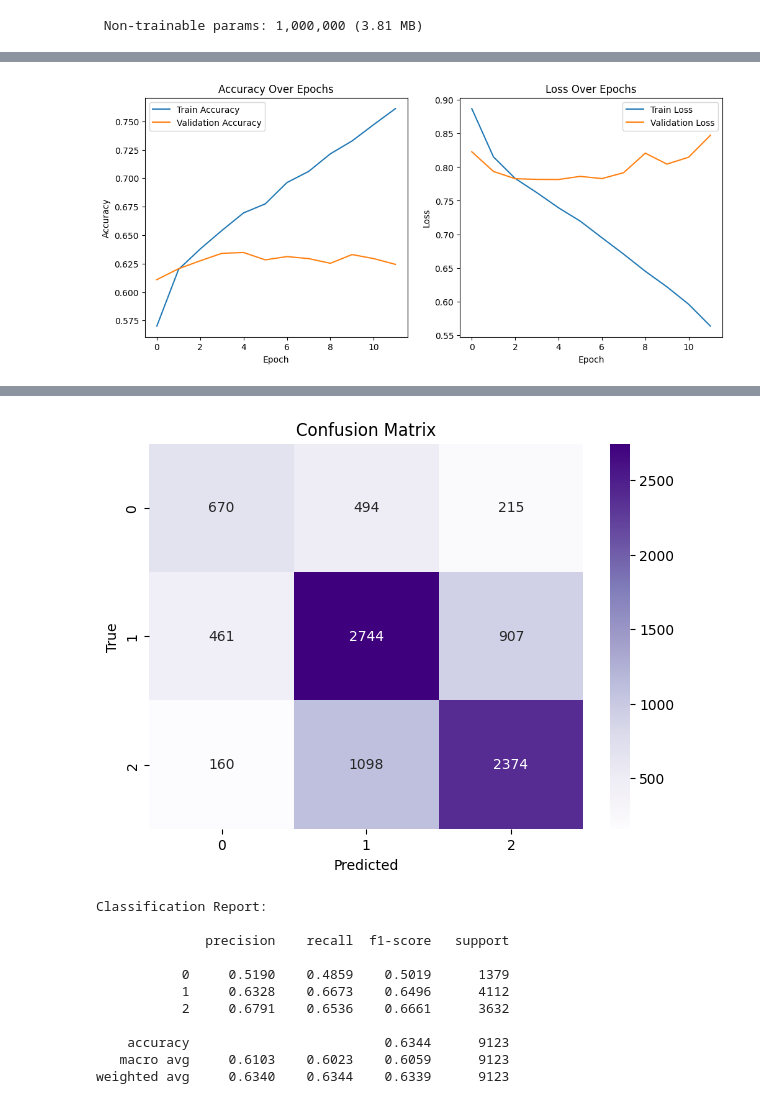
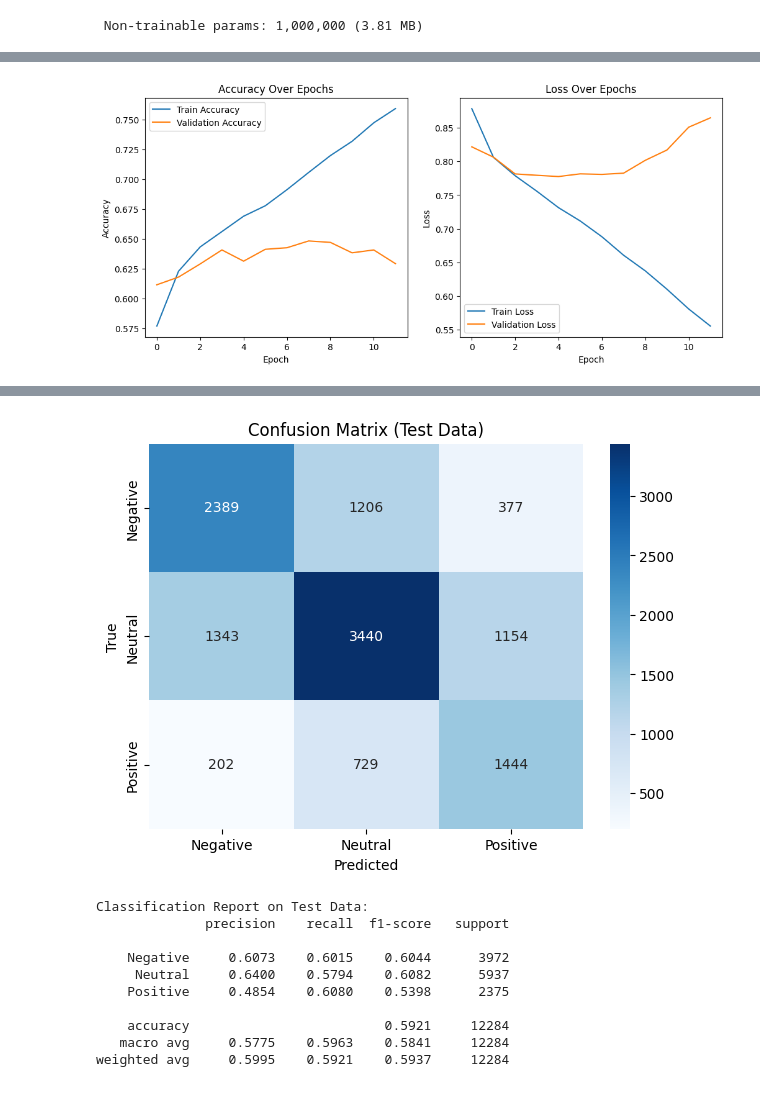
Before and after one commit to IEEE-ALEXSB-SW-TEAM/Machine-Learning-Bootcamp, a Jupyter notebook: S06-CNNs & RNNs/NLP.ipynb, the cells around one changed output, grey strips where cells are left out. Cells and saved outputs as stored; diff of their text form; code cells hidden in the pictures.

```diff
--- a/S06-CNNs & RNNs/NLP.ipynb
+++ b/S06-CNNs & RNNs/NLP.ipynb
@@ -116,6 +121,8 @@ def clean_text(text):
     return " ".join(tokens)
 
 
-df['clean_text'] = df['text'].apply(clean_text)
+# Apply cleaning
+df_train['clean_text'] = df_train['text'].apply(clean_text)
+df_test['clean_text'] = df_test['text'].apply(clean_text)
 # %% [output]
 [nltk_data] Downloading package punkt to /root/nltk_data...
@@ -134,19 +140,19 @@ import seaborn as sns
 from collections import Counter
 
 # Class distribution
-sns.countplot(x=df['label'])
+sns.countplot(x=df_train['label'])
 plt.title("Class Distribution")
 plt.show()
 
 # Most frequent words per class
 for label in [0, 1, 2]:  # 0: Negative, 1: Neutral, 2: Positive
-    words = " ".join(df[df['label'] == label]['clean_text']).split()
+    words = " ".join(df_train[df_train['label'] == label]['clean_text']).split()
     common_words = Counter(words).most_common(10)
     print(f"Most common words for label {label}: {common_words}")
 
 # Tweet length
-df['text_length'] = df['clean_text'].apply(lambda x: len(x.split()))
-sns.histplot(df['text_length'], bins=20)
+df_train['text_length'] = df_train['clean_text'].apply(lambda x: len(x.split()))
+sns.histplot(df_train['text_length'], bins=20)
 plt.title("Tweet Length Distribution")
 plt.show()
 # %% [output]
@@ -822,7 +785,7 @@ import seaborn as sns
 import numpy as np
 
 # Define the LSTM model
-model = Sequential([
+lstm_model_glove = Sequential([
     Embedding(input_dim=vocab_size,
               output_dim=embedding_dim,
               input_length=max_length,  # Adjust based on your padding length
@@ -838,8 +801,8 @@ model = Sequential([
 ])
 
 # Compile the model
-model.compile(loss='categorical_crossentropy', optimizer='adam', metrics=['accuracy'])
-model.summary()
+lstm_model_glove.compile(loss='categorical_crossentropy', optimizer='adam', metrics=['accuracy'])
+lstm_model_glove.summary()
 # %% [output]
 Model: "sequential_4"
 ┏━━━━━━━━━━━━━━━━━━━━━━━━━━━━━━━━━┳━━━━━━━━━━━━━━━━━━━━━━━━┳━━━━━━━━━━━━━━━┓
@@ -865,12 +828,11 @@ Model: "sequential_4"
  Trainable params: 0 (0.00 B)
  Non-trainable params: 1,000,000 (3.81 MB)
 # %%
-# Train the model
-history = model.fit(
-    X_train_pad, y_train_cat,  # Ensure your text is padded and labels are one-hot encoded
+history_lstm_glove = lstm_model_glove.fit(
+    X_train_pad, y_train_cat,
     epochs=12,
     batch_size=64,
-    validation_split=0.2,
+    validation_data=(X_val_pad, y_val_cat),
     verbose=1
 )
 # %% [output]
@@ -897,8 +859,8 @@ plt.figure(figsize=(12,5))
 
 # Accuracy
 plt.subplot(1,2,1)
-plt.plot(history.history['accuracy'], label='Train Accuracy')
-plt.plot(history.history['val_accuracy'], label='Validation Accuracy')
+plt.plot(history_lstm_glove.history['accuracy'], label='Train Accuracy')
+plt.plot(history_lstm_glove.history['val_accuracy'], label='Validation Accuracy')
 plt.title('Accuracy Over Epochs')
 plt.xlabel('Epoch')
 plt.ylabel('Accuracy')
@@ -906,8 +868,8 @@ plt.legend()
 
 # Loss
 plt.subplot(1,2,2)
-plt.plot(history.history['loss'], label='Train Loss')
-plt.plot(history.history['val_loss'], label='Validation Loss')
+plt.plot(history_lstm_glove.history['loss'], label='Train Loss')
+plt.plot(history_lstm_glove.history['val_loss'], label='Validation Loss')
 plt.title('Loss Over Epochs')
 plt.xlabel('Epoch')
 plt.ylabel('Loss')
@@ -915,23 +877,7 @@ plt.legend()
 
 plt.show()
 # %% [output]
-[figure, old version]
+[figure, new version]
 # %%
-# Predictions
-y_pred_probs = model.predict(X_test_pad)
-y_pred = np.argmax(y_pred_probs, axis=1)
-y_true = np.argmax(y_test_cat, axis=1)
-
-# Confusion Matrix
-conf_mat = confusion_matrix(y_true, y_pred)
-plt.figure(figsize=(7,5))
-sns.heatmap(conf_mat, annot=True, fmt='d', cmap='Purples')
-plt.title('Confusion Matrix')
-plt.xlabel('Predicted')
-plt.ylabel('True')
-plt.show()
-
-# Classification Report
-print("Classification Report:\n")
-print(classification_report(y_true, y_pred, digits=4))
+test_model(lstm_model_glove, X_test_pad, y_test_cat)  # <-- evaluate on test
 # %% [output]
@@ -939,12 +885,11 @@ print(classification_report(y_true, y_pred, digits=4))
-[figure, old version]
+[figure, new version]
-Classification Report:
-
+Classification Report on Test Data:
               precision    recall  f1-score   support
 
-           0     0.5190    0.4859    0.5019      1379
-           1     0.6328    0.6673    0.6496      4112
-           2     0.6791    0.6536    0.6661      3632
+    Negative     0.6073    0.6015    0.6044      3972
+     Neutral     0.6400    0.5794    0.6082      5937
+    Positive     0.4854    0.6080    0.5398      2375
 
-    accuracy                         0.6344      9123
-   macro avg     0.6103    0.6023    0.6059      9123
-weighted avg     0.6340    0.6344    0.6339      9123
+    accuracy                         0.5921     12284
+   macro avg     0.5775    0.5963    0.5841     12284
+weighted avg     0.5995    0.5921    0.5937     12284
```
Also changed, not shown: parts of 15 cells of this notebook, 1 other file.
